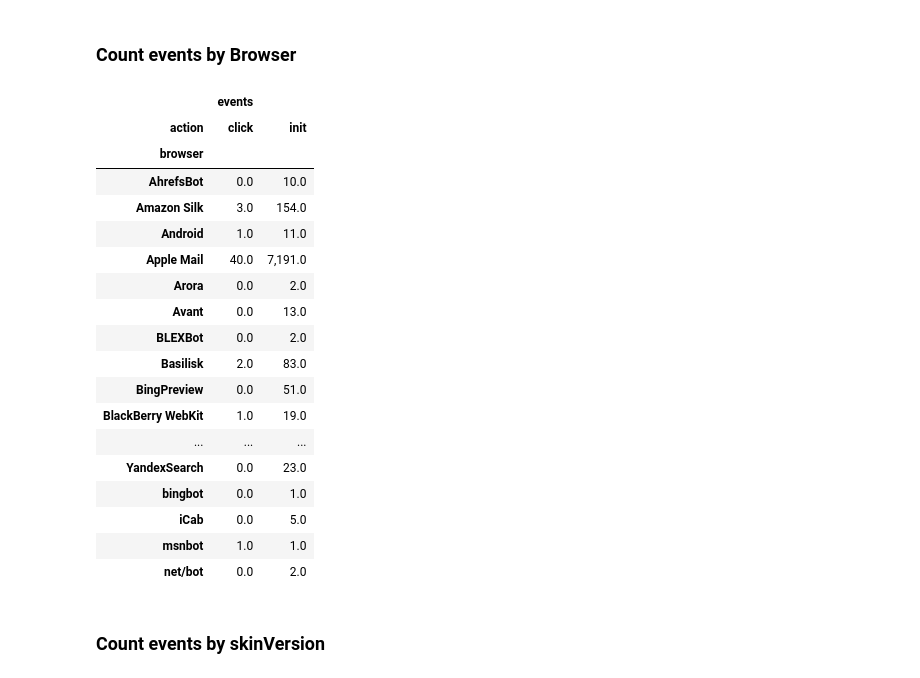
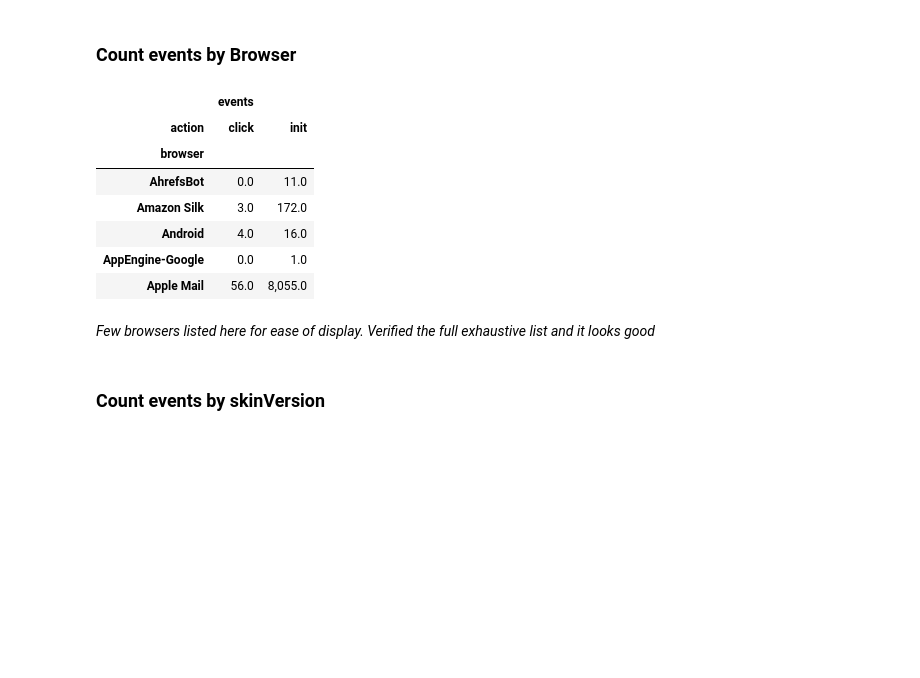
Before and after one commit to wikimedia-research/Collapsible-Sidebar-Analysis, a Jupyter notebook: Post Deployment Data QA for Collapsible Sidebar Instrumentation.ipynb, the cells around one changed output. Saved outputs shown, nothing was run; the diff lists cells and outputs as text; code cells hidden in the pictures; blank space fills up the shorter version.

```diff
--- a/Post Deployment Data QA for Collapsible Sidebar Instrumentation.ipynb
+++ b/Post Deployment Data QA for Collapsible Sidebar Instrumentation.ipynb
@@ -152,28 +168,19 @@ GROUP BY useragent.browser_family, event.action
 """)
 # %%
 count_actions_browser_pivot=count_actions_browser.pivot_table(index=["browser"],
-                                                        columns=["action"]).fillna(0)
+                                                        columns=["action"]).fillna(0).head()
 count_actions_browser_pivot.style.format('{:,}')
 # %% [output]
 |  | events |  |
 | action | click | init |
 | browser |  |  |
-| AhrefsBot | 0.0 | 10.0 |
-| Amazon Silk | 3.0 | 154.0 |
-| Android | 1.0 | 11.0 |
-| Apple Mail | 40.0 | 7,191.0 |
-| Arora | 0.0 | 2.0 |
-| Avant | 0.0 | 13.0 |
-| BLEXBot | 0.0 | 2.0 |
-| Basilisk | 2.0 | 83.0 |
-| BingPreview | 0.0 | 51.0 |
-| BlackBerry WebKit | 1.0 | 19.0 |
-| ... | ... | ... |
-| YandexSearch | 0.0 | 23.0 |
-| bingbot | 0.0 | 1.0 |
-| iCab | 0.0 | 5.0 |
-| msnbot | 1.0 | 1.0 |
-| net/bot | 0.0 | 2.0 |
+| AhrefsBot | 0.0 | 11.0 |
+| Amazon Silk | 3.0 | 172.0 |
+| Android | 4.0 | 16.0 |
+| AppEngine-Google | 0.0 | 1.0 |
+| Apple Mail | 56.0 | 8,055.0 |
+# %% [markdown]
+*Few browsers listed here for ease of display. Verified the full exhaustive list and it looks good*
 # %% [markdown]
 ### Count events by skinVersion
 # %%
```
Also changed, not shown: parts of 52 cells of this notebook.
